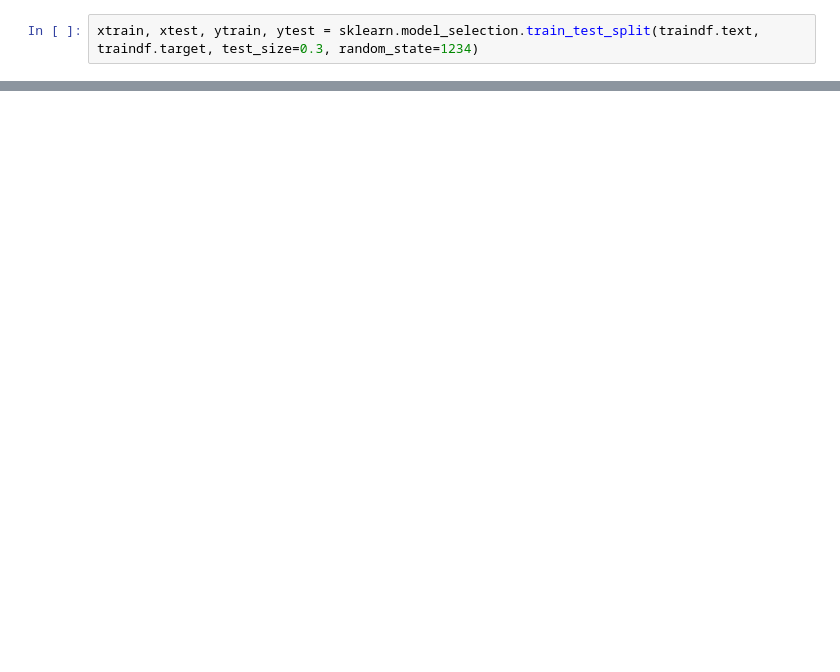
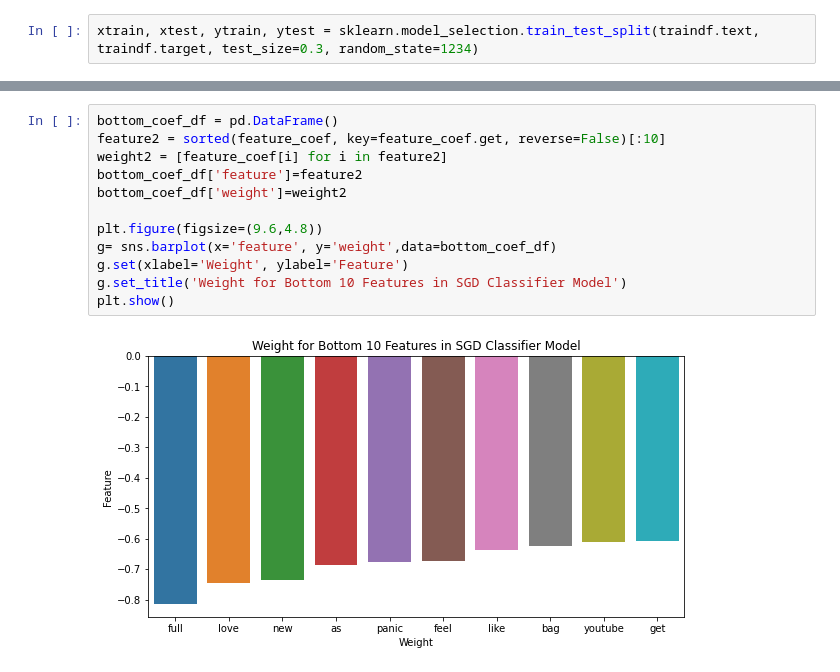
Before and after one commit to christesont/CS4447_FinalProject, a Jupyter notebook: Final_Project.ipynb, the cells around one changed output, grey strips where cells are left out. Drawn from its saved outputs; the diff is of its cells as text; blank space fills up the shorter version.

```diff
--- a/Final_Project.ipynb
+++ b/Final_Project.ipynb
@@ -299,0 +334,14 @@ plt.show()
+# %%
+bottom_coef_df = pd.DataFrame()
+feature2 = sorted(feature_coef, key=feature_coef.get, reverse=False)[:10]
+weight2 = [feature_coef[i] for i in feature2]
+bottom_coef_df['feature']=feature2
+bottom_coef_df['weight']=weight2
+
+plt.figure(figsize=(9.6,4.8))
+g= sns.barplot(x='feature', y='weight',data=bottom_coef_df)
+g.set(xlabel='Weight', ylabel='Feature')
+g.set_title('Weight for Bottom 10 Features in SGD Classifier Model')
+plt.show()
+# %% [output]
+[figure, added]
```
Also changed, not shown: parts of 15 cells of this notebook.
